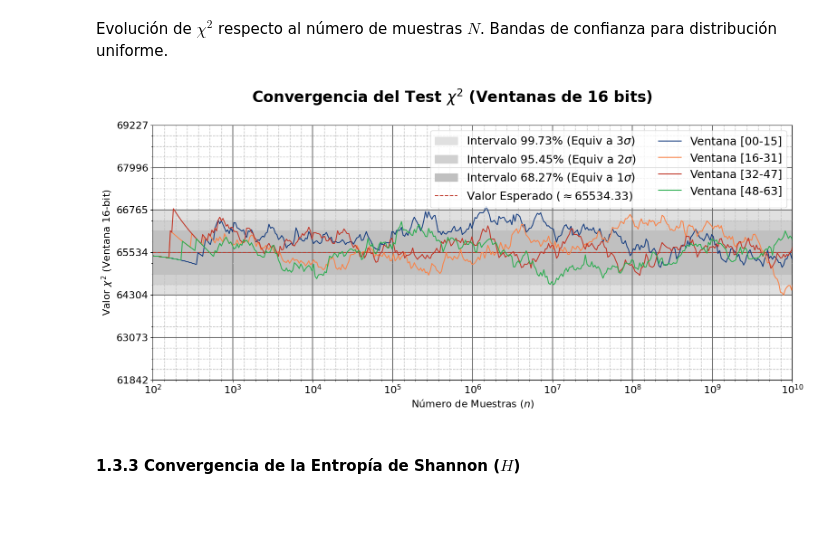
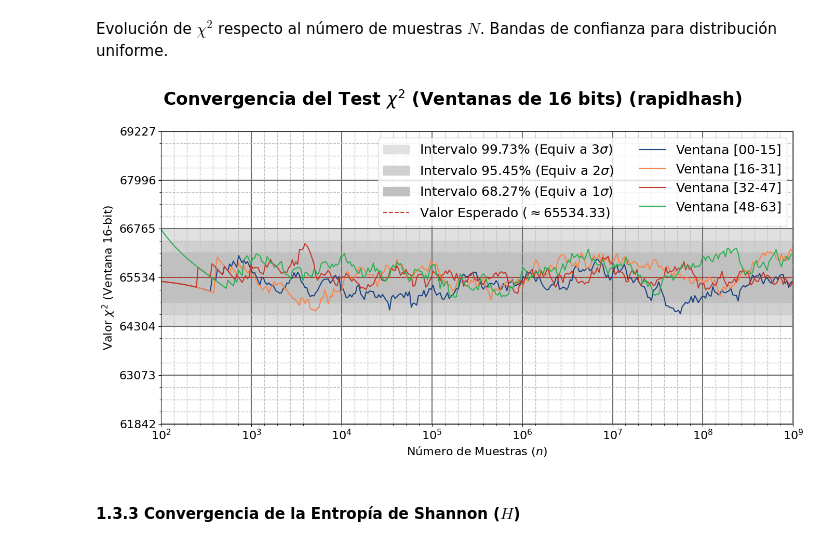
Before and after one commit to LuisMiguelTrinidad/GPT_Generacion_Procedural_de_Terreno, a Jupyter notebook: 01_PRNGs_y_hashing/analysis_notebook.ipynb, the cells around one changed output. Drawn from its saved outputs; the diff is of its cells as text; code cells hidden in the pictures; blank space fills up the shorter version.

Commit message:
Changes in the graphics to indicate the function being tested

```diff
--- a/01_PRNGs_y_hashing/analysis_notebook.ipynb
+++ b/01_PRNGs_y_hashing/analysis_notebook.ipynb
@@ -56,7 +56,7 @@ zig build --release=fast
 # %% [markdown]
 Función hash a testear. Opciones disponibles `[ custom_v1 | custom_v2 | rapidhash ]`
 # %%
-HASH_FUNCTION = "custom_v1"
+HASH_FUNCTION = "rapidhash"
 # %% [markdown]
 ## 1. Test de Uniformidad
 # %% [markdown]
@@ -69,7 +69,8 @@ Compilación y ejecución del test C para obtención de métricas (frecuencias,
 uniformity_output_file = Path("logs/uniformity_output_64b.txt")
 uniformity_output_file.parent.mkdir(parents=True, exist_ok=True)
 
-UNIFORMITY_SAMPLES = 10_000_000_000
+#150 minutos
+UNIFORMITY_SAMPLES = 1_000_000_000
 LOG_START_INDEX = 100
 LOG_FACTOR = 100 ** (1/100)
 SEED = 0xDEADBEEFCAFEBABE
@@ -200,7 +201,7 @@ thresholds = [
     (0.3173, GRAY,         '68.27% (Equiv a 1$\\sigma$)'),
 ]
 
-fig, ax = plt.subplots(figsize=FIGSIZE)
+fig, ax = plt.subplots(figsize=(14,7.5))
 
 # 1. Ejes
 ax.set_xscale('log', base=10)
@@ -237,35 +238,35 @@ yticks = np.linspace(y_min, y_max, 7)
 ax.set_yticks(yticks)
 ax.set_yticklabels([f'{y:.0f}' for y in yticks])
 
 # 3. Rejilla
 ax.grid(which='major', linestyle='-', linewidth=1.5, color=GRAY_DARK)
 ax.grid(which='minor', linestyle='--', linewidth=1, color=GRAY)
 
 # 4. Títulos
-fig.suptitle('Convergencia del Test $\\chi^2$ (Ventanas de 16 bits)', fontweight='bold')
+fig.suptitle(f'Convergencia del Test $\\chi^2$ (Ventanas de 16 bits) ({HASH_FUNCTION})', fontweight='bold')
 
 # 5. Elementos principales
 for alpha, color, label in thresholds:
     p_low = alpha / 8
     val_low = chi2.ppf(p_low, degrees_of_freedom)
     val_high = chi2.ppf(1 - p_low, degrees_of_freedom)
     ax.fill_between(n_points, val_low, val_high, color=color, label=f'Intervalo {label}')
 
 ax.axhline(y_avg, color=COLOR_RED, linestyle='--', linewidth=1.5,
            label=f'Valor Esperado ($\\approx${y_avg:.2f})')
 
 window_labels = ['Ventana [00-15]', 'Ventana [16-31]', 'Ventana [32-47]', 'Ventana [48-63]']
 
 colors = [COLOR_BLUE, COLOR_ORANGE, COLOR_RED, COLOR_GREEN]
 for i in range(4):
     ax.plot(n_points, chi2_values[:, i], label=window_labels[i], color=colors[i], linewidth=1.5)
 
 ax.legend(loc='upper right', ncol=2)
 
 plt.tight_layout()
 plt.show()
 # %% [output]
-[figure, old version]
+[figure, new version]
 # %% [markdown]
 #### 1.3.3 Convergencia de la Entropía de Shannon ($H$)
 # %% [markdown]
```
Also changed, not shown: parts of 28 cells of this notebook.
